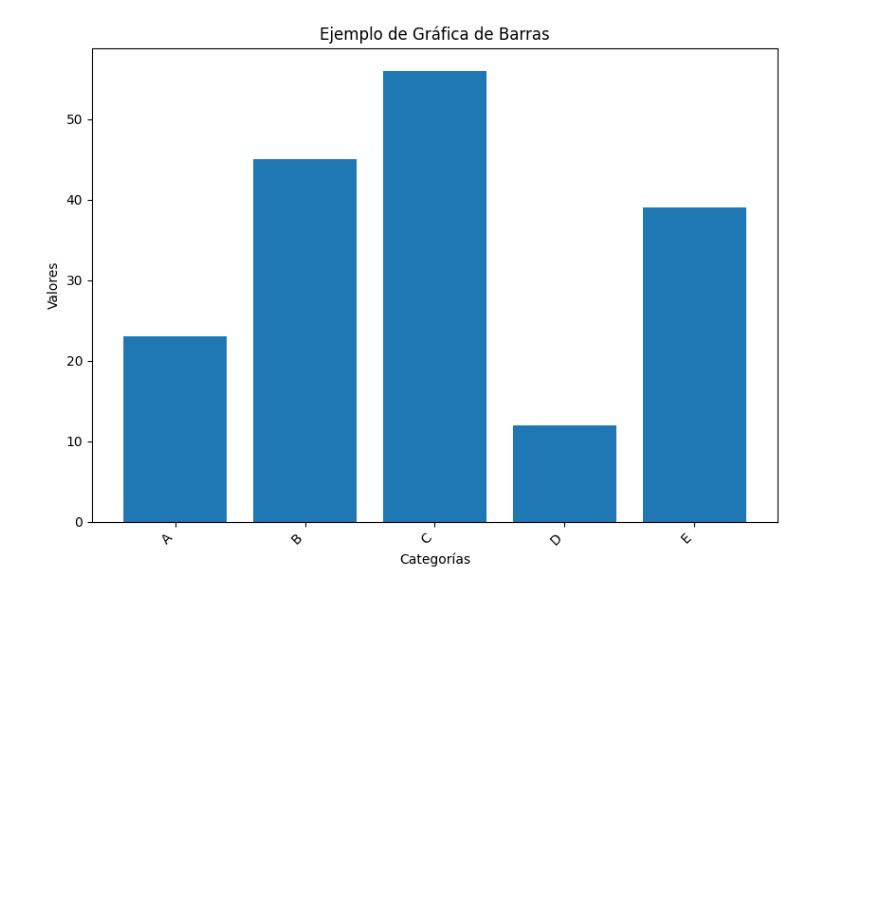
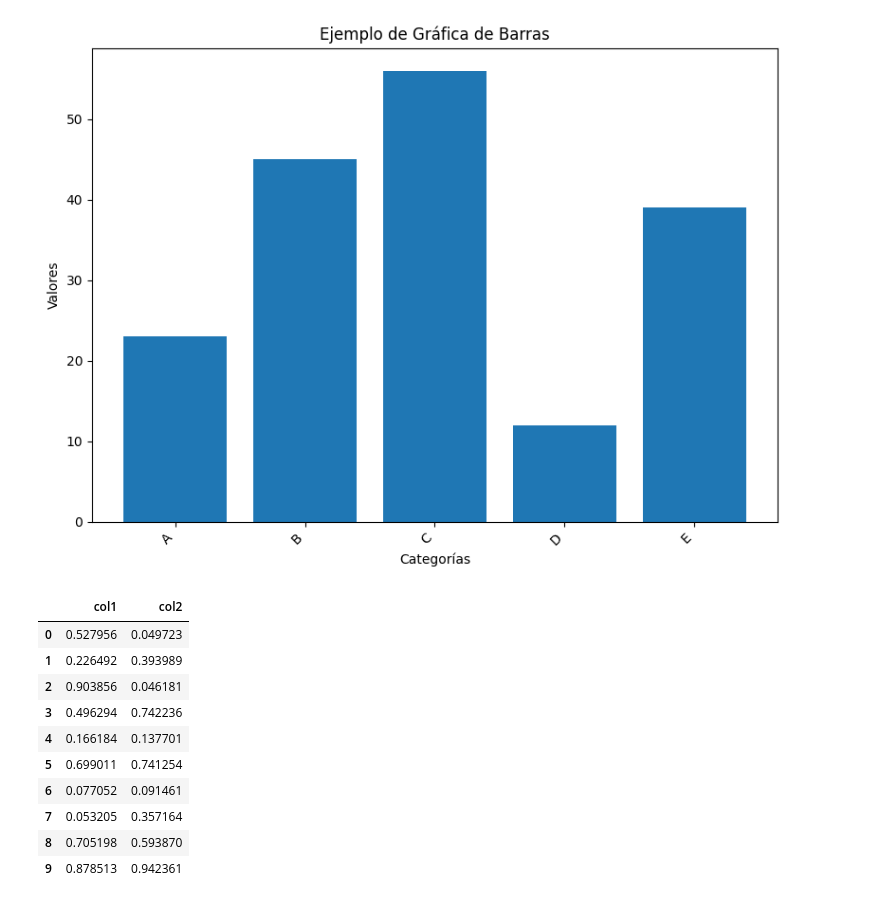
Before and after one commit to juanpajaro/hello_v3, a Jupyter notebook: probando_enlaces.ipynb, the cells around one changed output. Drawn from its saved outputs; the diff is of its cells as text; code cells hidden in the pictures; blank space fills up the shorter version.

Commit message:
se creo un dataframe

```diff
--- a/probando_enlaces.ipynb
+++ b/probando_enlaces.ipynb
@@ -47,3 +47,23 @@ valores_ejemplo = [23, 45, 56, 12, 39]
 generar_grafica_barras(categorias_ejemplo, valores_ejemplo, titulo="Ejemplo de Gráfica de Barras")
 # %% [output]
 [figure]
+# %%
+# prompt: create a dataframe with 2 columns and 10 rows
+
+import pandas as pd
+import numpy as np
+
+df = pd.DataFrame(np.random.rand(10, 2), columns=['col1', 'col2'])
+df
+# %% [output]
+|  | col1 | col2 |
+| 0 | 0.527956 | 0.049723 |
+| 1 | 0.226492 | 0.393989 |
+| 2 | 0.903856 | 0.046181 |
+| 3 | 0.496294 | 0.742236 |
+| 4 | 0.166184 | 0.137701 |
+| 5 | 0.699011 | 0.741254 |
+| 6 | 0.077052 | 0.091461 |
+| 7 | 0.053205 | 0.357164 |
+| 8 | 0.705198 | 0.593870 |
+| 9 | 0.878513 | 0.942361 |
```
